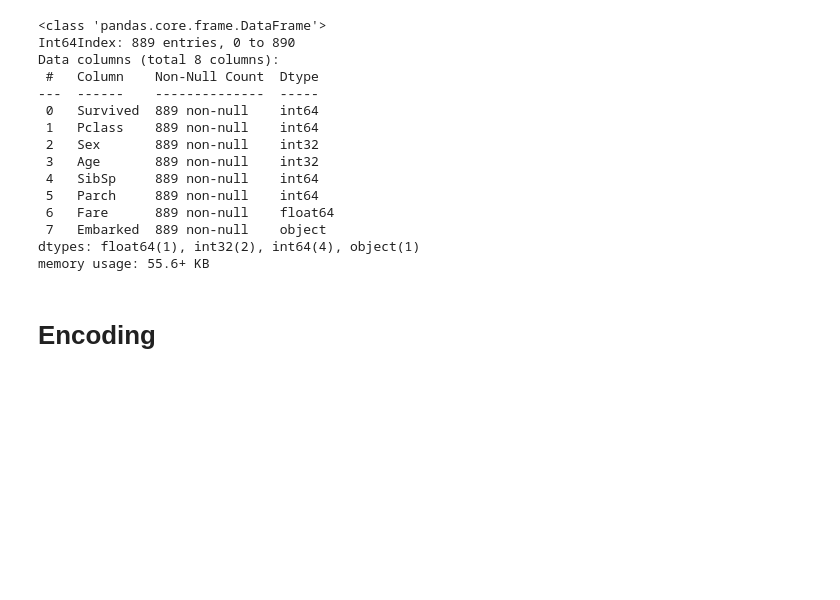
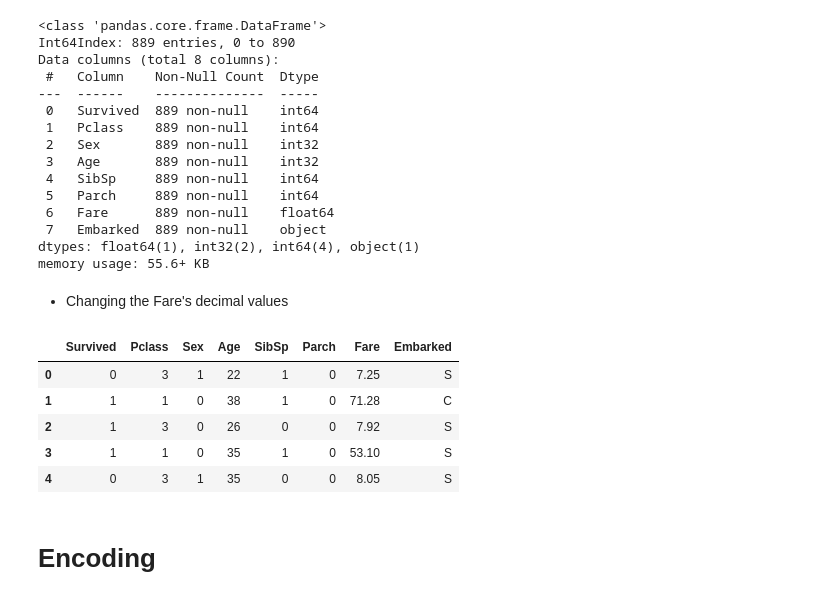
Before and after one commit to Naveen-Karanamu/Titanic-Survival, a Jupyter notebook: main.ipynb, the cells around one changed output. Saved outputs shown, nothing was run; the diff lists cells and outputs as text; code cells hidden in the pictures; blank space fills up the shorter version.

```diff
--- a/main.ipynb
+++ b/main.ipynb
@@ -423,3 +423,5 @@ Data columns (total 8 columns):
  7   Embarked  889 non-null    object
 dtypes: float64(1), int32(2), int64(4), object(1)
 memory usage: 55.6+ KB
+# %% [markdown]
+* Changing the Fare's decimal values
@@ -426,3 +430,12 @@ memory usage: 55.6+ KB
+# %%
+df.head()
+# %% [output]
+|  | Survived | Pclass | Sex | Age | SibSp | Parch | Fare | Embarked |
+| 0 | 0 | 3 | 1 | 22 | 1 | 0 | 7.25 | S |
+| 1 | 1 | 1 | 0 | 38 | 1 | 0 | 71.28 | C |
+| 2 | 1 | 3 | 0 | 26 | 0 | 0 | 7.92 | S |
+| 3 | 1 | 1 | 0 | 35 | 1 | 0 | 53.10 | S |
+| 4 | 0 | 3 | 1 | 35 | 0 | 0 | 8.05 | S |
 # %% [markdown]
 # Encoding
 # %%
```
Also changed, not shown: parts of 2 cells of this notebook.
